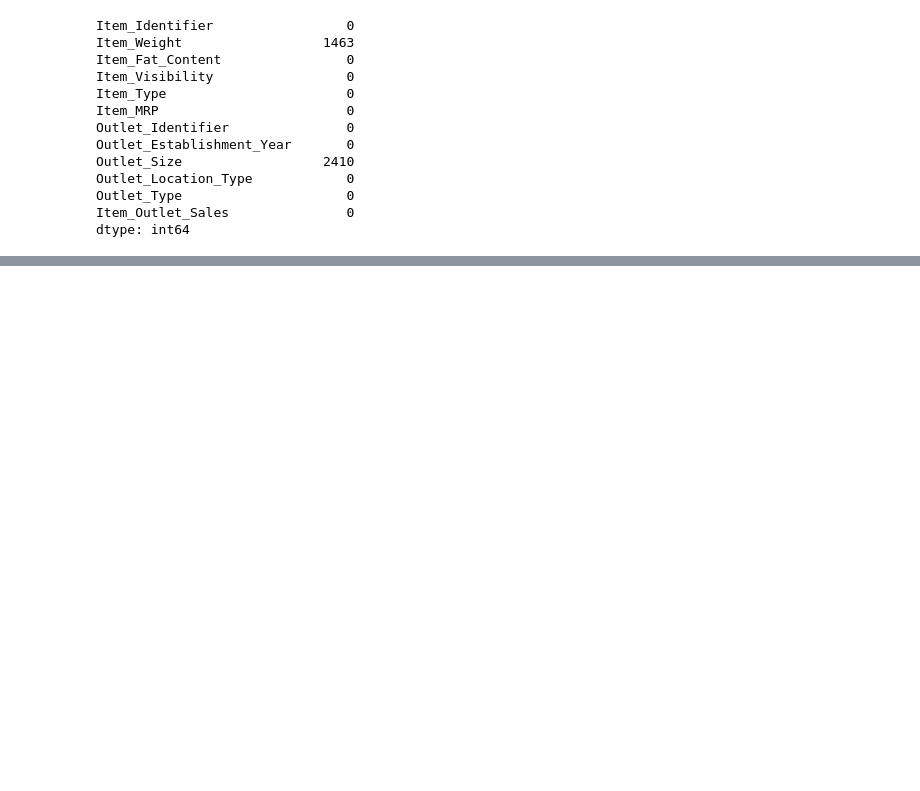
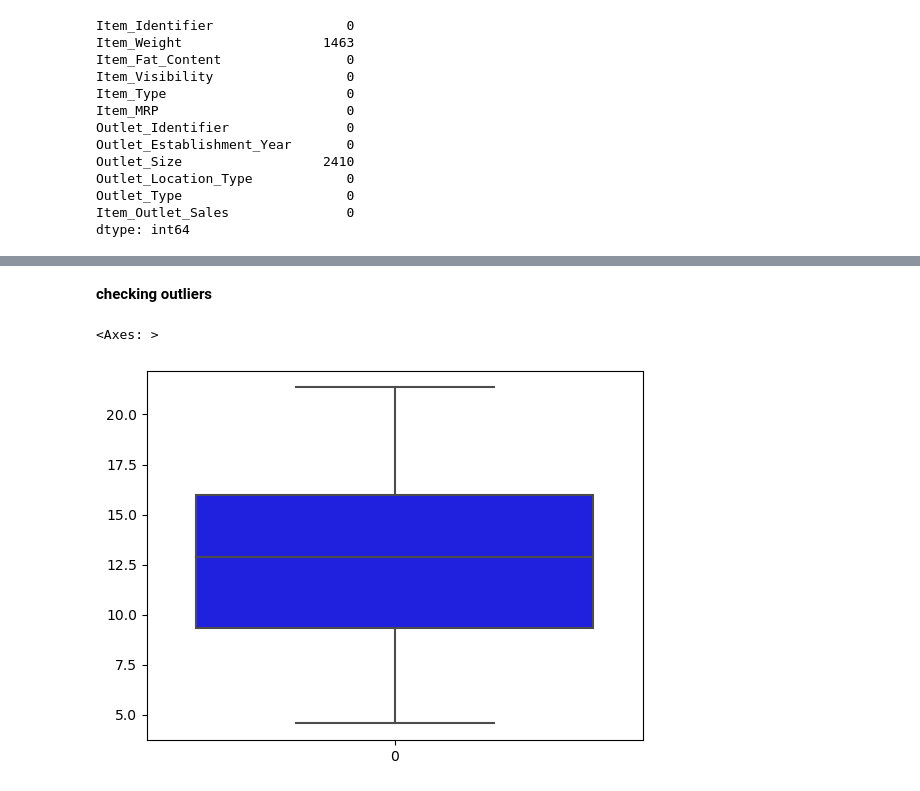
Before and after one commit to Technocolabs100/BigMart-Data-Analysis-and-Prediction, a Jupyter notebook: mini-project.ipynb, the cells around one changed output, grey strips where cells are left out. Cells and saved outputs as stored; diff of their text form; code cells hidden in the pictures; blank space fills up the shorter version.

```diff
--- a/mini-project.ipynb
+++ b/mini-project.ipynb
@@ -107,7 +127,3 @@ Outlet_Location_Type            0
 Outlet_Type                     0
 Item_Outlet_Sales               0
 dtype: int64
-# %%
-data.boxplot(column='Item_Weight')
-median=data['Item_Weight'].median()
-data['Item_Weight']=data['Item_Weight'] .replace(np.nan,median)
@@ -116,26 +129,0 @@ data['Item_Weight']=data['Item_Weight'] .replace(np.nan,median)
-# %%
-data['Outlet_Size'] = data['Outlet_Size'].astype('category')
-data['Outlet_Size_encoded'], _ = pd.factorize(data['Outlet_Size'])
-data['Outlet_Size_encoded'] = data['Outlet_Size'].cat.codes
-
-data['Item_Identifier'] = data['Item_Identifier'].astype('category')
-data['Item_Identifier_encoded'], _ = pd.factorize(data['Item_Identifier'])
-data['Item_Identifier_encoded'] = data['Item_Identifier'].cat.codes
-
-data['Item_Fat_Content'] = data['Item_Fat_Content'].astype('category')
-data['Item_Fat_Content_encoded'], _ = pd.factorize(data['Item_Fat_Content'])
-data['Item_Fat_Content'] = data['Item_Fat_Content'].cat.codes
-
-data['Outlet_Identifier'] = data['Outlet_Identifier'].astype('category')
-data['Outlet_Identifier_encoded'], _ = pd.factorize(data['Outlet_Identifier'])
-data['Outlet_Identifier_encoded'] = data['Outlet_Identifier'].cat.codes
-
-data['Item_Type'] = data['Item_Type'].astype('category')
-data['Item_Type_encoded'], _ = pd.factorize(data['Item_Type'])
-data['Item_Type_encoded'] = data['Item_Type'].cat.codes
-
-data['Outlet_Type'] = data['Outlet_Type'].astype('category')
-data['Outlet_Type_encoded'], _ = pd.factorize(data['Outlet_Type'])
-data['Outlet_Type_encoded'] = data['Outlet_Type'].cat.codes
-#Original data
-data.head(15)
@@ -185,0 +130,4 @@ Name: Outlet_Size_encoded, Length: 8523, dtype: int8
+# %%
+data['Item_Weight']=data['Item_Weight'].fillna(value=data['Item_Weight'].mean())
+# %%
+data['Outlet_Size']=data['Outlet_Size'].fillna(value='Unknown')
@@ -185,0 +165,7 @@ Name: Outlet_Size_encoded, Length: 8523, dtype: int8
+# %% [markdown]
+**checking outliers**
+# %%
+sns.boxplot(data['Item_Weight'],color='blue')
+# %% [output]
+<Axes: >
+[figure, added]
```
Also changed, not shown: parts of 48 cells of this notebook.
